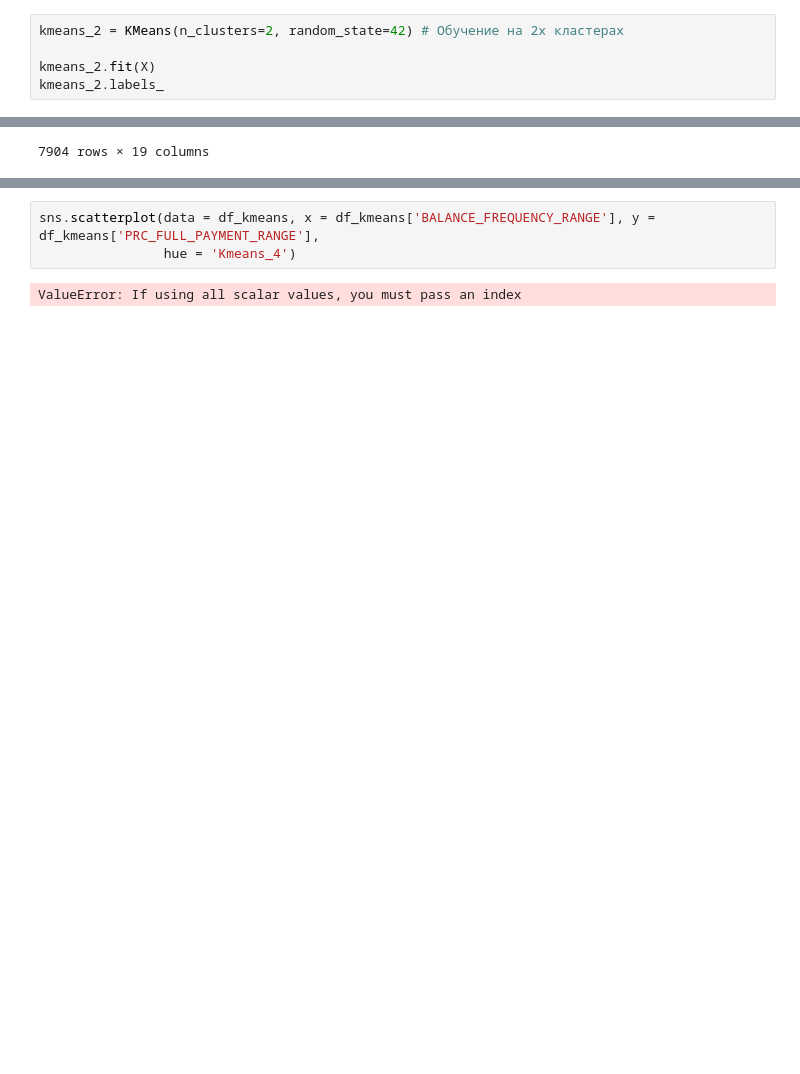
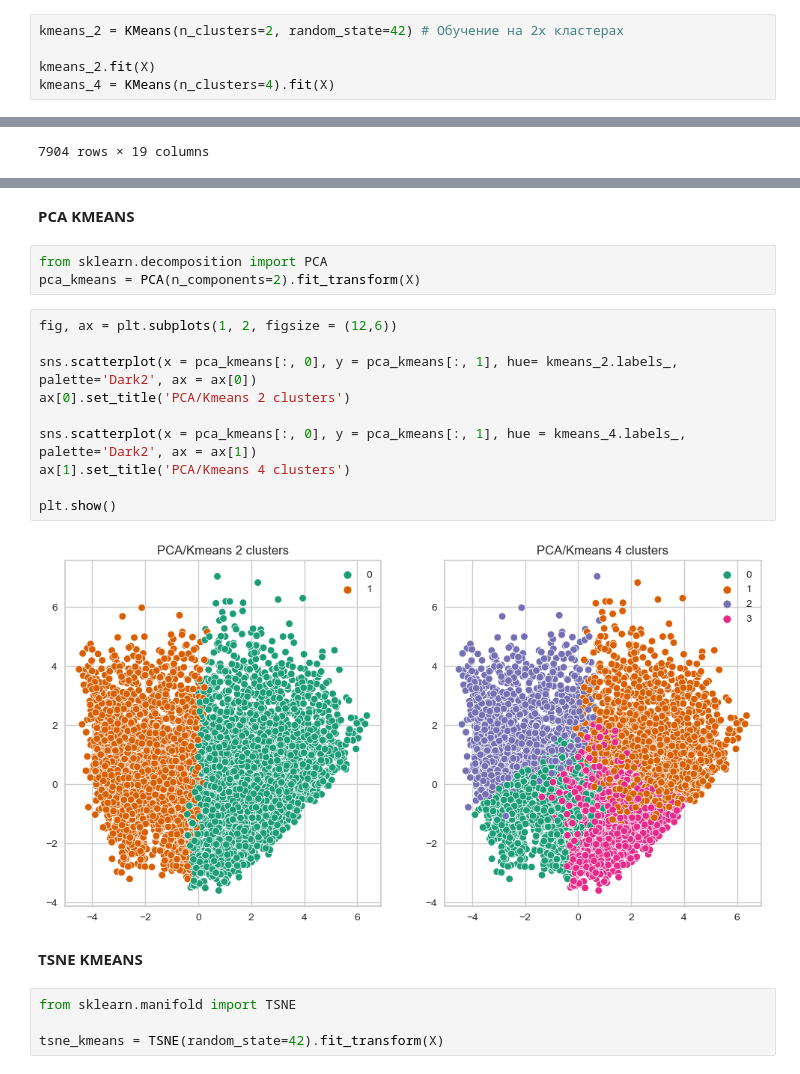
Before and after one commit to Zikarakus/FromWork, a Jupyter notebook: HW_clustering.ipynb, the cells around one changed output, grey strips where cells are left out. Saved outputs shown, nothing was run; the diff lists cells and outputs as text; blank space fills up the shorter version.

```diff
--- a/HW_clustering.ipynb
+++ b/HW_clustering.ipynb
@@ -258,4 +283,4 @@ _Ну это вообще похоже на бред, да и силуэта з
 kmeans_2 = KMeans(n_clusters=2, random_state=42) # Обучение на 2х кластерах
 
 kmeans_2.fit(X)
-kmeans_2.labels_
+kmeans_4 = KMeans(n_clusters=4).fit(X)
@@ -295,6 +318,24 @@ Name: (Kmeans_2,), dtype: int64
 Name: (Kmeans_4,), dtype: int64
-# %%
-sns.scatterplot(data = df_kmeans, x = df_kmeans['BALANCE_FREQUENCY_RANGE'], y = df_kmeans['PRC_FULL_PAYMENT_RANGE'],
-                hue = 'Kmeans_4')
-# %% [output]
-ValueError: If using all scalar values, you must pass an index
+# %% [markdown]
+**PCA KMEANS**
+# %%
+from sklearn.decomposition import PCA
+pca_kmeans = PCA(n_components=2).fit_transform(X)
+# %%
+fig, ax = plt.subplots(1, 2, figsize = (12,6))
+
+sns.scatterplot(x = pca_kmeans[:, 0], y = pca_kmeans[:, 1], hue= kmeans_2.labels_, palette='Dark2', ax = ax[0])
+ax[0].set_title('PCA/Kmeans 2 clusters')
+
+sns.scatterplot(x = pca_kmeans[:, 0], y = pca_kmeans[:, 1], hue = kmeans_4.labels_, palette='Dark2', ax = ax[1])
+ax[1].set_title('PCA/Kmeans 4 clusters')
+
+plt.show()
+# %% [output]
+[figure, added]
+# %% [markdown]
+**TSNE KMEANS**
+# %%
+from sklearn.manifold import TSNE
+
+tsne_kmeans = TSNE(random_state=42).fit_transform(X)
```
Also changed, not shown: parts of 36 cells of this notebook.
